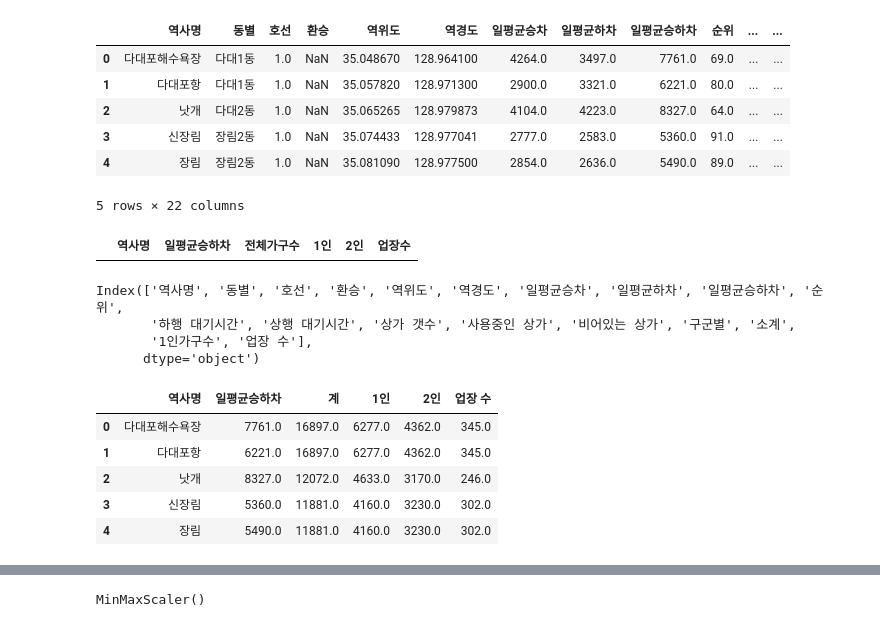
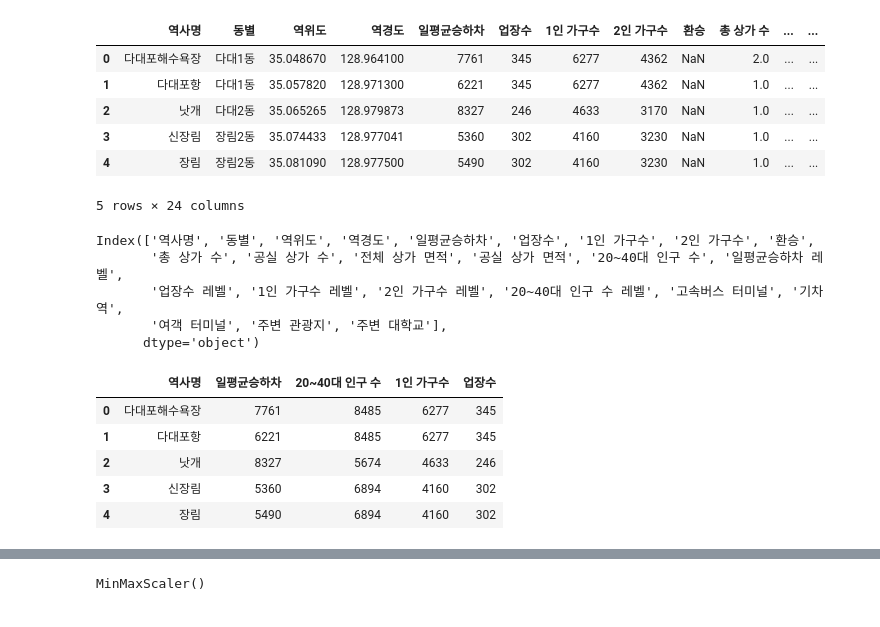
Before and after one commit to Busan-Bigdata-analysis/storage, a Jupyter notebook: visualization/clustering/minmax_scaler.ipynb, the cells around one changed output, grey strips where cells are left out. Drawn from its saved outputs; the diff is of its cells as text; code cells hidden in the pictures.

```diff
--- a/visualization/clustering/minmax_scaler.ipynb
+++ b/visualization/clustering/minmax_scaler.ipynb
@@ -3,37 +3,33 @@ import pandas as pd
 import numpy as np
 import matplotlib.pyplot as plt
 # %%
-data = pd.read_csv('../data/orginal_데이터_합본.csv',encoding='cp949',index_col=0)
+data = pd.read_csv('../data/통합_사용_데이터_추가수정_handling.csv',encoding='cp949',index_col=0)
 data.head()
 # %% [output]
-|  | 역사명 | 동별 | 호선 | 환승 | 역위도 | 역경도 | 일평균승차 | 일평균하차 | 일평균승하차 | 순위 | ... | ... |
-| 0 | 다대포해수욕장 | 다대1동 | 1.0 | NaN | 35.048670 | 128.964100 | 4264.0 | 3497.0 | 7761.0 | 69.0 | ... | ... |
-| 1 | 다대포항 | 다대1동 | 1.0 | NaN | 35.057820 | 128.971300 | 2900.0 | 3321.0 | 6221.0 | 80.0 | ... | ... |
-| 2 | 낫개 | 다대2동 | 1.0 | NaN | 35.065265 | 128.979873 | 4104.0 | 4223.0 | 8327.0 | 64.0 | ... | ... |
-| 3 | 신장림 | 장림2동 | 1.0 | NaN | 35.074433 | 128.977041 | 2777.0 | 2583.0 | 5360.0 | 91.0 | ... | ... |
-| 4 | 장림 | 장림2동 | 1.0 | NaN | 35.081090 | 128.977500 | 2854.0 | 2636.0 | 5490.0 | 89.0 | ... | ... |
+|  | 역사명 | 동별 | 역위도 | 역경도 | 일평균승하차 | 업장수 | 1인 가구수 | 2인 가구수 | 환승 | 총 상가 수 | ... | ... |
+| 0 | 다대포해수욕장 | 다대1동 | 35.048670 | 128.964100 | 7761 | 345 | 6277 | 4362 | NaN | 2.0 | ... | ... |
+| 1 | 다대포항 | 다대1동 | 35.057820 | 128.971300 | 6221 | 345 | 6277 | 4362 | NaN | 1.0 | ... | ... |
+| 2 | 낫개 | 다대2동 | 35.065265 | 128.979873 | 8327 | 246 | 4633 | 3170 | NaN | 1.0 | ... | ... |
+| 3 | 신장림 | 장림2동 | 35.074433 | 128.977041 | 5360 | 302 | 4160 | 3230 | NaN | 1.0 | ... | ... |
+| 4 | 장림 | 장림2동 | 35.081090 | 128.977500 | 5490 | 302 | 4160 | 3230 | NaN | 1.0 | ... | ... |
-5 rows × 22 columns
+5 rows × 24 columns
-# %%
-use_data = pd.DataFrame(columns=['역사명','일평균승하차','전체가구수','1인','2인','업장수'])
-use_data
-# %% [output]
-|  | 역사명 | 일평균승하차 | 전체가구수 | 1인 | 2인 | 업장수 |
 # %%
 from sklearn.preprocessing import MinMaxScaler
 # %%
 data.columns
 # %% [output]
-Index(['역사명', '동별', '호선', '환승', '역위도', '역경도', '일평균승차', '일평균하차', '일평균승하차', '순위',
-       '하행 대기시간', '상행 대기시간', '상가 갯수', '사용중인 상가', '비어있는 상가', '구군별', '소계',
-       '1인가구수', '업장 수'],
+Index(['역사명', '동별', '역위도', '역경도', '일평균승하차', '업장수', '1인 가구수', '2인 가구수', '환승',
+       '총 상가 수', '공실 상가 수', '전체 상가 면적', '공실 상가 면적', '20~40대 인구 수', '일평균승하차 레벨',
+       '업장수 레벨', '1인 가구수 레벨', '2인 가구수 레벨', '20~40대 인구 수 레벨', '고속버스 터미널', '기차역',
+       '여객 터미널', '주변 관광지', '주변 대학교'],
       dtype='object')
 # %%
-use_data = data[['역사명','일평균승하차','계','1인','2인','업장 수']]
+use_data = data[['역사명','일평균승하차','20~40대 인구 수','1인 가구수','업장수']]
 use_data.head()
 # %% [output]
-|  | 역사명 | 일평균승하차 | 계 | 1인 | 2인 | 업장 수 |
-| 0 | 다대포해수욕장 | 7761.0 | 16897.0 | 6277.0 | 4362.0 | 345.0 |
-| 1 | 다대포항 | 6221.0 | 16897.0 | 6277.0 | 4362.0 | 345.0 |
-| 2 | 낫개 | 8327.0 | 12072.0 | 4633.0 | 3170.0 | 246.0 |
-| 3 | 신장림 | 5360.0 | 11881.0 | 4160.0 | 3230.0 | 302.0 |
-| 4 | 장림 | 5490.0 | 11881.0 | 4160.0 | 3230.0 | 302.0 |
+|  | 역사명 | 일평균승하차 | 20~40대 인구 수 | 1인 가구수 | 업장수 |
+| 0 | 다대포해수욕장 | 7761 | 8485 | 6277 | 345 |
+| 1 | 다대포항 | 6221 | 8485 | 6277 | 345 |
+| 2 | 낫개 | 8327 | 5674 | 4633 | 246 |
+| 3 | 신장림 | 5360 | 6894 | 4160 | 302 |
+| 4 | 장림 | 5490 | 6894 | 4160 | 302 |
```
Also changed, not shown: parts of 18 cells of this notebook, 1 other file.
